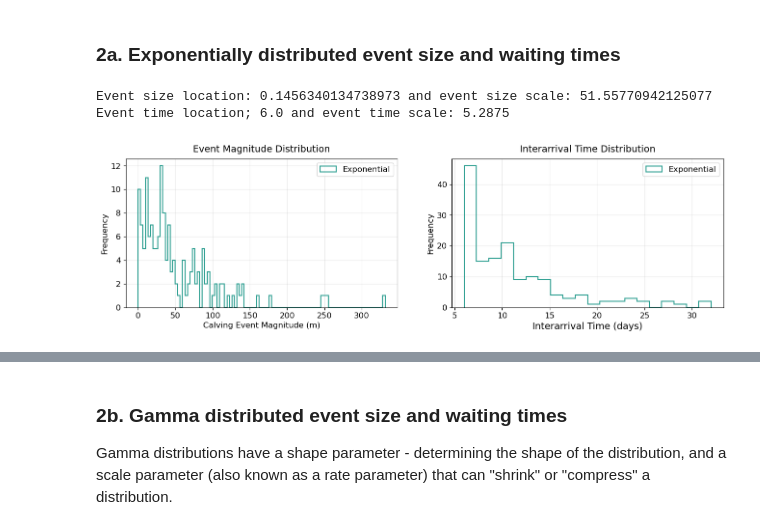
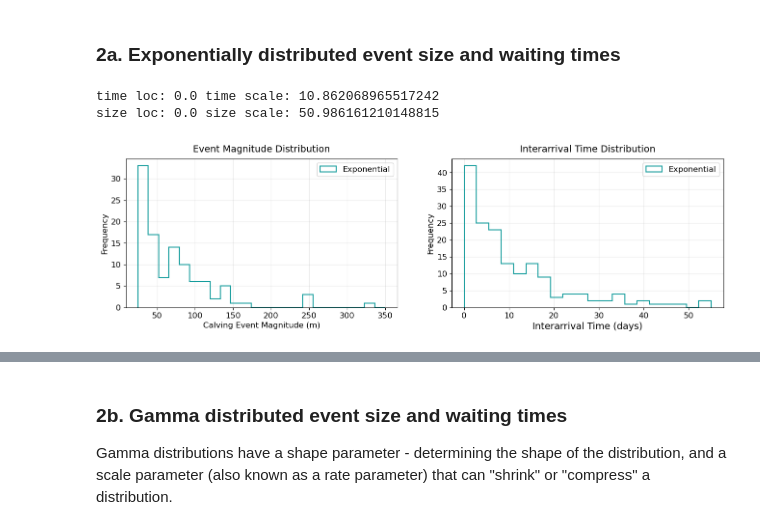
Before and after one commit to sofiasuhinin/Jakobshavn-Isbrae-CalvingStatistics, a Jupyter notebook: calving_statistics/4_calvingseries_statistics.ipynb, the cells around one changed output, grey strips where cells are left out. Cells and saved outputs as stored; diff of their text form; code cells hidden in the pictures.

```diff
--- a/calving_statistics/4_calvingseries_statistics.ipynb
+++ b/calving_statistics/4_calvingseries_statistics.ipynb
@@ -154,22 +158,20 @@ df.head()
 # %%
-# cut to 2017
-terminus_plot = df[df["Date"] >= "2017"].copy()
 
 # mask negative values
-terminus_plot["calving_positive"] = terminus_plot["calving_magnitude"].where(terminus_plot["calving_magnitude"] > 0)
+df["calving_positive"] = df["calving_magnitude"].where(df["calving_magnitude"] > 0)
 
 fig, axes = plt.subplots(2, 1, figsize = (12, 10), sharex=True, constrained_layout=True)
 
 # calving time series
-axes[0].vlines(terminus_plot["Date"], ymin = 0, ymax = terminus_plot["calving_positive"], color=light_blue)
+axes[0].vlines(df["Date"], ymin = 0, ymax = df["calving_positive"], color=light_blue)
 axes[0].set_ylabel("Net Calving Magnitude (m)")
 axes[0].set_title("Observed Calving Time Series", pad=10)
 axes[0].grid(True, alpha=0.25)
 
 # cumulative calved area
-observed_calved_area = np.cumsum(terminus_plot["calving_positive"])
+observed_calved_area = np.cumsum(df["calving_positive"])
 
-axes[1].plot(terminus_plot["Date"], observed_calved_area, color=light_blue)
+axes[1].plot(df["Date"], observed_calved_area, color=light_blue)
 axes[1].set_xlabel("Date")
 axes[1].set_ylabel("Cumulative Calving Magnitude (m)")
 axes[1].set_title("Observed Cumulative Calving Magnitude", size = 14,  pad=10)
@@ -181,5 +187,4 @@ plt.show()
 # %%
-observed = terminus_plot[["Date", "calving_positive"]].copy()
-observed = observed.dropna()
+observed = df[["Date", "calving_positive"]].copy()
 observed = observed[observed["calving_positive"] > 0]
 observed["dt_days"] = observed["Date"].diff().dt.days
@@ -222,7 +231,7 @@ plt.show()
 # %% [markdown]
 ### 2a. Exponentially distributed event size and waiting times ###
 # %%
-def exp_calving(start_date, end_date, time_scale, size_scale, time_loc, seed=None):
+def exp_calving(start_date, end_date, time_scale, size_scale, seed=None):
     """ exponential waiting times and exponential event sizes """
     rng = np.random.default_rng(seed)
 
@@ -234,8 +243,8 @@ def exp_calving(start_date, end_date, time_scale, size_scale, time_loc, seed=Non
 
     while current_time < end_date:
         # event_time generation
-        wait_days = time_loc + rng.exponential(scale=time_scale)
-        #wait_days = rng.exponential(scale = time_scale)
+        #wait_days = time_loc + rng.exponential(scale=time_scale)
+        wait_days = rng.exponential(scale = time_scale)
         current_time += pd.Timedelta(days=wait_days)
 
         if current_time < end_date:
@@ -260,21 +269,23 @@ exp_event_sizes = exp_event_sizes[exp_event_sizes > 0]
 exp_event_times = observed["dt_days"].dropna()
 exp_event_times = exp_event_times[exp_event_times > 0]
 
-size_loc, size_exp = expon.fit(exp_event_sizes)
-time_loc, time_exp = expon.fit(exp_event_times)
+time_loc, time_exp = expon.fit(exp_event_times, floc=0)
+size_loc, size_exp = expon.fit(exp_event_sizes, floc=0)
 
-print("Event size location:", size_loc, "and event size scale:", size_exp)
-print("Event time location;", time_loc, "and event time scale:", time_exp)
+time_exp = float(time_exp)
+size_exp = float(size_exp)
+
+print("time loc:", time_loc, "time scale:", time_exp)
+print("size loc:", size_loc, "size scale:", size_exp)
 # %% [output]
-Event size location: 0.1456340134738973 and event size scale: 51.55770942125077
-Event time location; 6.0 and event time scale: 5.2875
+time loc: 0.0 time scale: 10.862068965517242
+size loc: 0.0 size scale: 50.986161210148815
 # %%
 synthetic_exp = exp_calving(
     start_date=observed["Date"].min(),
     end_date=observed["Date"].max(),
-    time_scale= time_exp,
+    time_scale=time_exp,
     size_scale=size_exp,
-    time_loc = time_loc,
     seed=36
 )
 
@@ -283,34 +294,34 @@ fig, ax = plt.subplots(1, 2, figsize=(16, 4))
 # exponential distribution of event sizes and waiting times
 ax[0].hist(
     synthetic_exp["synthetic_calving"],
-    bins=100,
+    bins=np.linspace(25,350, 25),
     histtype="step",
     linewidth=1.5,
     color = teal,
     label = "Exponential"
 )
 
 ax[0].set_xlabel("Calving Event Magnitude (m)")
 ax[0].set_ylabel("Frequency")
 ax[0].set_title("Event Magnitude Distribution", pad=10)
 ax[0].grid(True, alpha=0.25)
 ax[0].legend()
 
 ax[1].hist(
     synthetic_exp["Date"].diff().dt.days.dropna(),
     bins=20,
     histtype="step",
     linewidth=1.5,
     color = teal,
     label="Exponential"
 )
 
 ax[1].set_xlabel("Interarrival Time (days)", fontsize=14)
 ax[1].set_ylabel("Frequency")
 ax[1].set_title("Interarrival Time Distribution", pad=10)
 ax[1].grid(True, alpha=0.25)
 ax[1].legend()
 
 plt.show()
 # %% [output]
-[figure, old version]
+[figure, new version]
```
Also changed, not shown: parts of 47 cells of this notebook, 3 other files.
